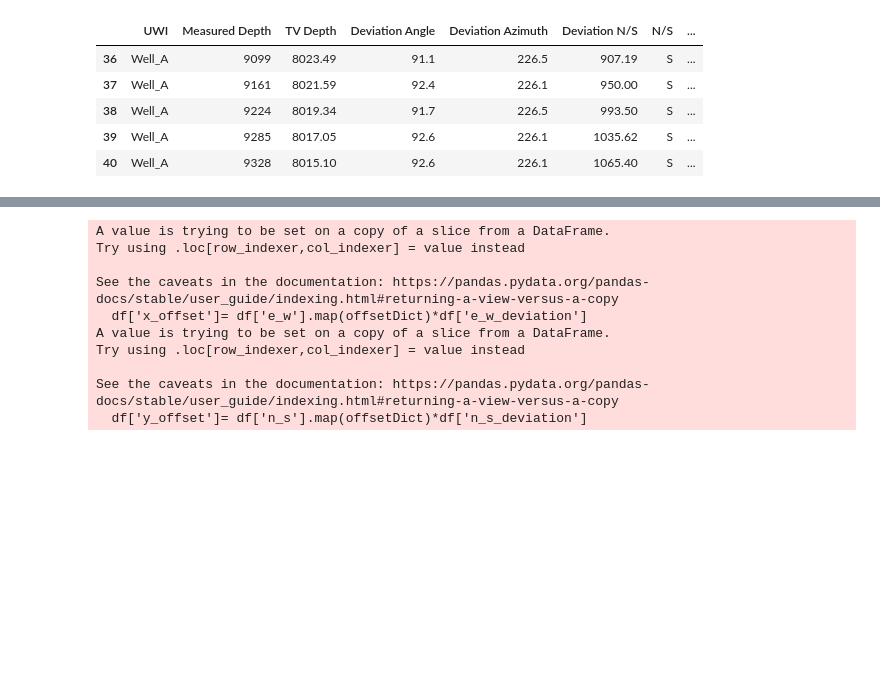
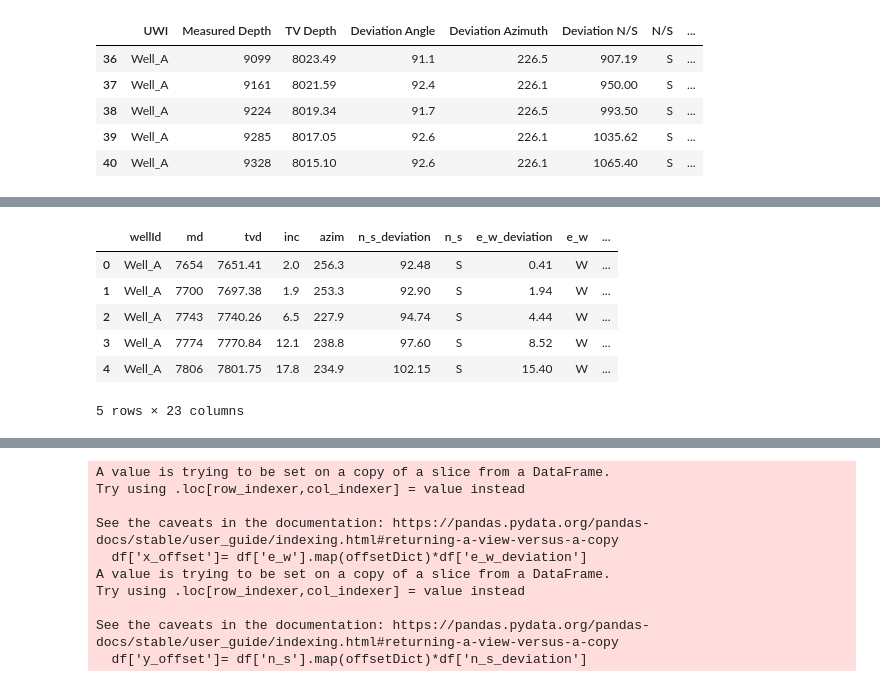
Before and after one commit to bpamos/welltrajconvert, a Jupyter notebook: notebook/Lat Long Conversion .ipynb, the cells around one changed output, grey strips where cells are left out. Saved outputs shown, nothing was run; the diff lists cells and outputs as text; code cells hidden in the pictures; blank space fills up the shorter version.

```diff
--- a/notebook/Lat Long Conversion .ipynb
+++ b/notebook/Lat Long Conversion .ipynb
@@ -78,0 +91,4 @@ converted surface x and y to surface lat and long
+# %%
+mydict = my_new_survey.to_dict(orient='records')
+my_survey = Survey(mydict)
+my_survey.directional_survey_points
@@ -78,0 +113,4 @@ converted surface x and y to surface lat and long
+# %%
+my_xy_points = my_survey.get_xy_points()
+my_xy_points = my_xy_points[['x_points','y_points']]
+my_xy_points.head()
@@ -78,0 +124,11 @@ converted surface x and y to surface lat and long
+# %%
+my_new_survey = pd.merge(my_new_survey,my_xy_points,left_index=True,right_index=True)
+my_new_survey.head()
+# %% [output]
+|  | wellId | md | tvd | inc | azim | n_s_deviation | n_s | e_w_deviation | e_w | ... |
+| 0 | Well_A | 7654 | 7651.41 | 2.0 | 256.3 | 92.48 | S | 0.41 | W | ... |
+| 1 | Well_A | 7700 | 7697.38 | 1.9 | 253.3 | 92.90 | S | 1.94 | W | ... |
+| 2 | Well_A | 7743 | 7740.26 | 6.5 | 227.9 | 94.74 | S | 4.44 | W | ... |
+| 3 | Well_A | 7774 | 7770.84 | 12.1 | 238.8 | 97.60 | S | 8.52 | W | ... |
+| 4 | Well_A | 7806 | 7801.75 | 17.8 | 234.9 | 102.15 | S | 15.40 | W | ... |
+5 rows × 23 columns
```
Also changed, not shown: parts of 9 cells of this notebook.
